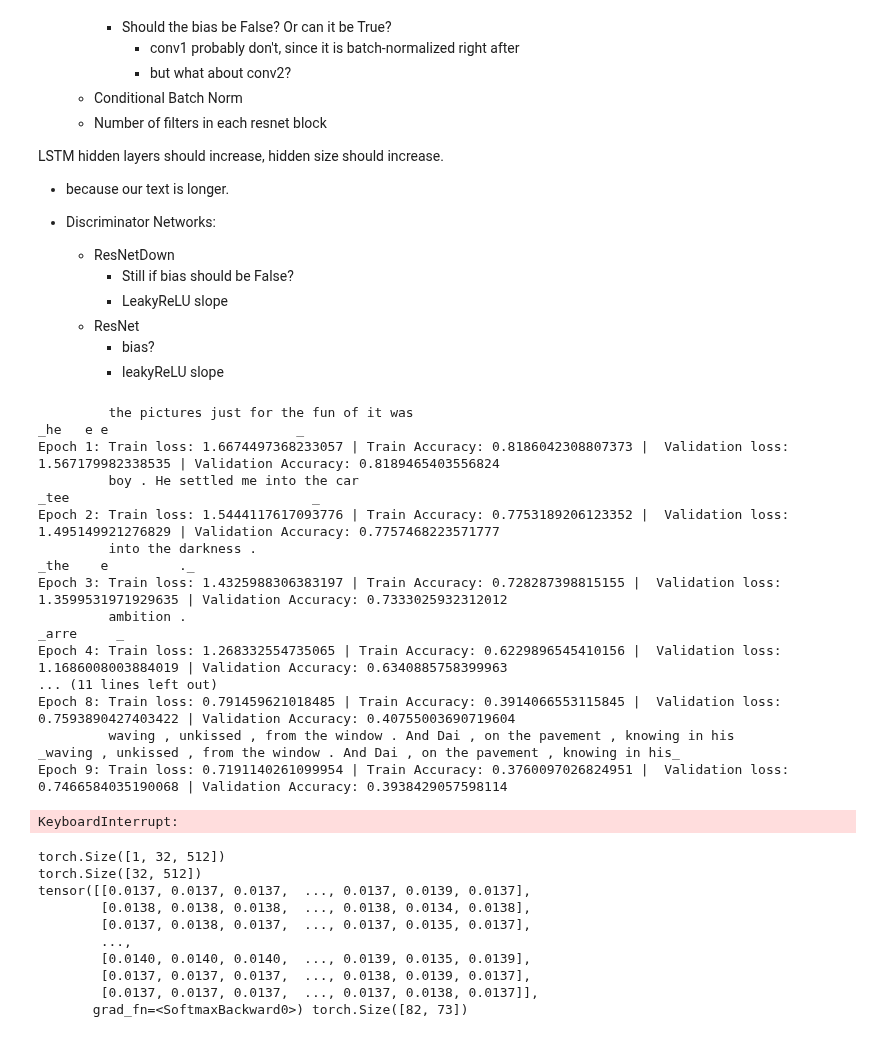
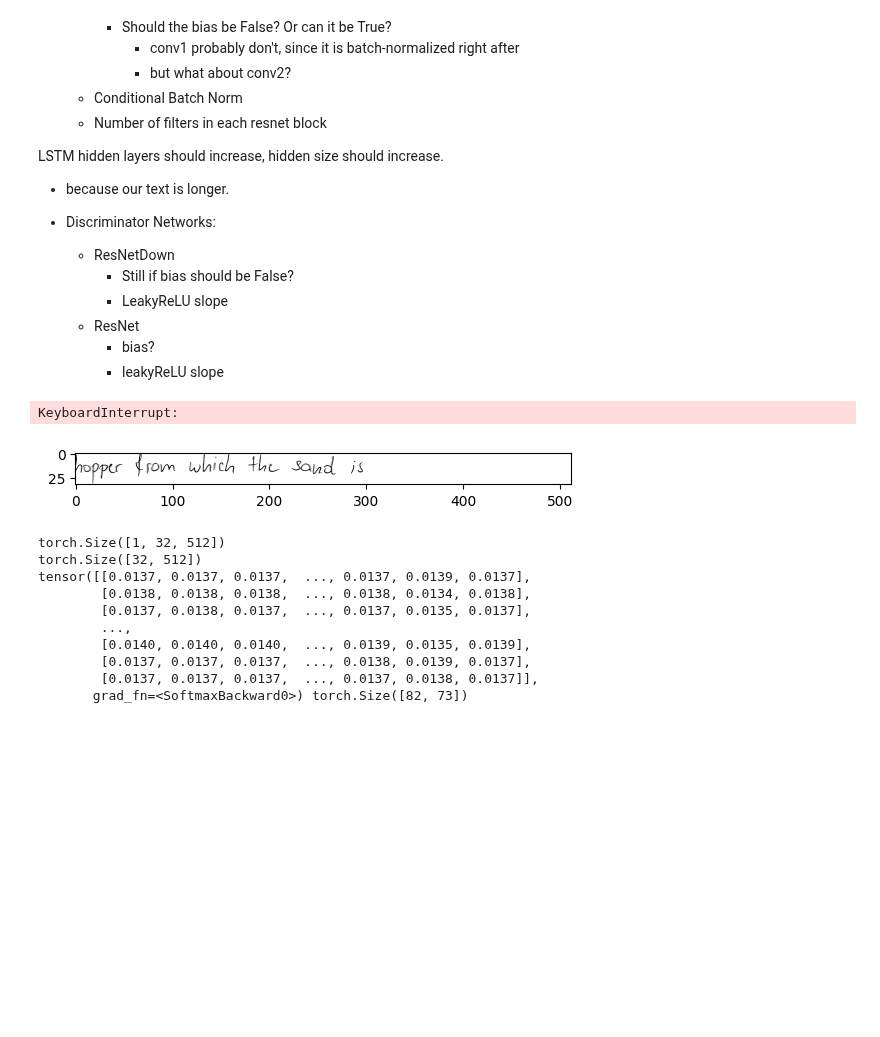
Before and after one commit to nabethg/ScribeSmith, a Jupyter notebook: train_recognizer_copy.ipynb, the cells around one changed output. Cells and saved outputs as stored; diff of their text form; code cells hidden in the pictures; blank space fills up the shorter version.

```diff
--- a/train_recognizer_copy.ipynb
+++ b/train_recognizer_copy.ipynb
@@ -659,31 +711,15 @@ LSTM hidden layers should increase, hidden size should increase.
 # %%
 recognizer = Recognizer()
 # generator = load_model(generator, "main_model/model_snapshots/2023-07-13_18-06-43_bs4_lr0.0002_betas(0, 0.999)_generator_epoch9.pt")
 # generator, encoder, discriminator = load_models_of_same_batch(generator, encoder, discriminator, filename_prefix="main_model/model_snapshots/2023-07-13_18-06-43_bs4_lr0.0002_betas(0, 0.999)", epoch_number=9)
 
 train(recognizer=recognizer,
               train_line_dataset=line_dataset_train, val_line_dataset=line_dataset_val,
               batch_size=8, recognizer_lr=5e-4,
-              betas=(0, 0.999), num_epochs=500, loss_balancing_alpha=1)
+              betas=(0, 0.999), num_epochs=50, loss_balancing_alpha=1)
 # %% [output]
-         the pictures just for the fun of it was
-_he   e e                        _
-Epoch 1: Train loss: 1.6674497368233057 | Train Accuracy: 0.8186042308807373 |  Validation loss: 1.567179982338535 | Validation Accuracy: 0.8189465403556824
-         boy . He settled me into the car
-_tee                               _
-Epoch 2: Train loss: 1.5444117617093776 | Train Accuracy: 0.7753189206123352 |  Validation loss: 1.495149921276829 | Validation Accuracy: 0.7757468223571777
-         into the darkness .
-_the    e         ._
-Epoch 3: Train loss: 1.4325988306383197 | Train Accuracy: 0.728287398815155 |  Validation loss: 1.3599531971929635 | Validation Accuracy: 0.7333025932312012
-         ambition .
-_arre     _
-Epoch 4: Train loss: 1.268332554735065 | Train Accuracy: 0.6229896545410156 |  Validation loss: 1.1686008003884019 | Validation Accuracy: 0.6340885758399963
-... (11 lines left out)
-Epoch 8: Train loss: 0.791459621018485 | Train Accuracy: 0.3914066553115845 |  Validation loss: 0.7593890427403422 | Validation Accuracy: 0.40755003690719604
-         waving , unkissed , from the window . And Dai , on the pavement , knowing in his
-_waving , unkissed , from the window . And Dai , on the pavement , knowing in his_
-Epoch 9: Train loss: 0.7191140261099954 | Train Accuracy: 0.3760097026824951 |  Validation loss: 0.7466584035190068 | Validation Accuracy: 0.3938429057598114
+KeyboardInterrupt:
-KeyboardInterrupt:
+[figure, added]
 # %%
 image, label = line_dataset_train[0]
 print(image.shape)
```
Also changed, not shown: parts of 3 cells of this notebook, 1 other file.
